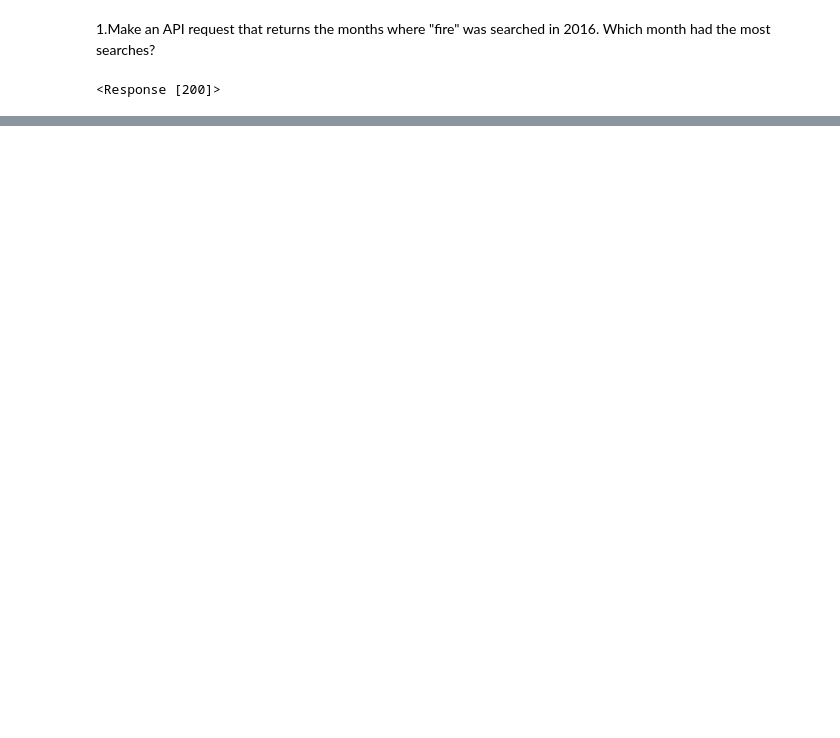
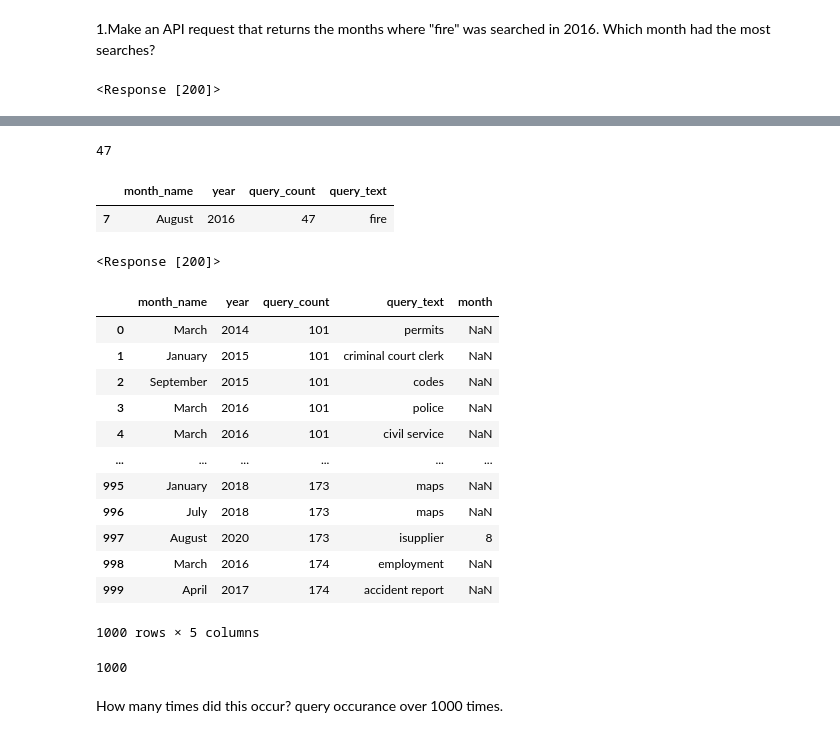
Before and after one commit to NSS-Data-Analytics-Cohort-10/api-Eliab16, a Jupyter notebook: notebooks/SOCRATA API.ipynb, the cells around one changed output, grey strips where cells are left out. Drawn from its saved outputs; the diff is of its cells as text; code cells hidden in the pictures; blank space fills up the shorter version.

```diff
--- a/notebooks/SOCRATA API.ipynb
+++ b/notebooks/SOCRATA API.ipynb
@@ -23,0 +64,10 @@ params = {
+# %%
+print(Max_count)
+# %% [output]
+47
+# %%
+max_fire=fire[fire['query_count'] == fire['query_count'].max()]
+max_fire
+# %% [output]
+|  | month_name | year | query_count | query_text |
+| 7 | August | 2016 | 47 | fire |
@@ -24,2 +76,33 @@ params = {
+# %%
+endpoint = 'https://data.nashville.gov/resource/fuaa-r5cm.json?$where=query_count > 100'
 # %%
-response = requests.get(endpoint, params = params)
+response = requests.get(endpoint)
+# %%
+response
+# %% [output]
+<Response [200]>
+# %%
+query_occurance= pd.DataFrame(response.json())
+query_occurance
+# %% [output]
+|  | month_name | year | query_count | query_text | month |
+| 0 | March | 2014 | 101 | permits | NaN |
+| 1 | January | 2015 | 101 | criminal court clerk | NaN |
+| 2 | September | 2015 | 101 | codes | NaN |
+| 3 | March | 2016 | 101 | police | NaN |
+| 4 | March | 2016 | 101 | civil service | NaN |
+| ... | ... | ... | ... | ... | ... |
+| 995 | January | 2018 | 173 | maps | NaN |
+| 996 | July | 2018 | 173 | maps | NaN |
+| 997 | August | 2020 | 173 | isupplier | 8 |
+| 998 | March | 2016 | 174 | employment | NaN |
+| 999 | April | 2017 | 174 | accident report | NaN |
+1000 rows × 5 columns
+# %%
+result = response.json()
+len(result)
+# %% [output]
+1000
+# %% [markdown]
+How many times did this occur?
+query occurance over 1000 times.
```
Also changed, not shown: parts of 16 cells of this notebook.
